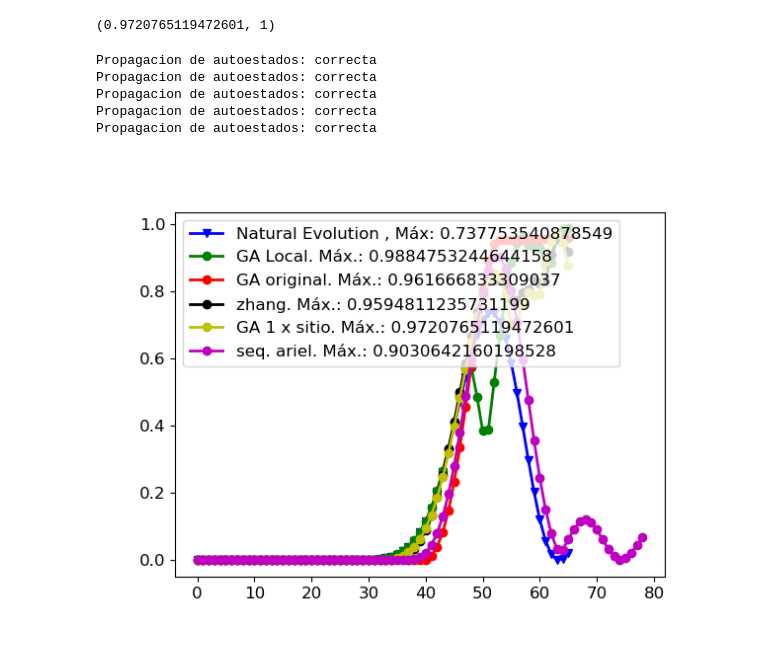
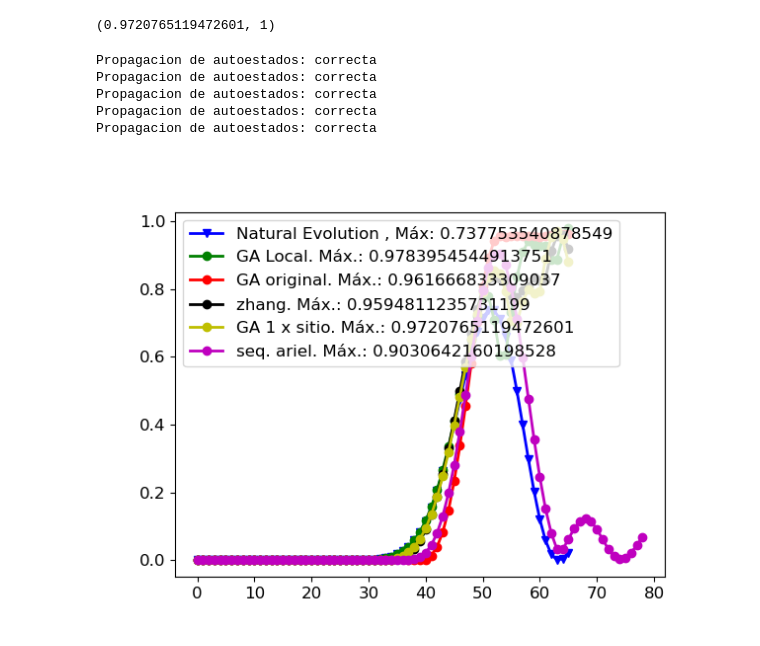
Before and after one commit to sofips/dynamic_analysis, a Jupyter notebook: evolution_comparisons.ipynb, the cells around one changed output. Drawn from its saved outputs; the diff is of its cells as text; code cells hidden in the pictures.

```diff
--- a/evolution_comparisons.ipynb
+++ b/evolution_comparisons.ipynb
@@ -169,20 +169,20 @@ Max fid: 0.9720765119472601 Max Index: 1
 # %%
 plt.figure()
 
-plot_single_sequence(n13_ga_loc_actions[323][:],13,label='GA Local',actions='original',add_natural=True)
+plot_single_sequence(n13_ga_loc_actions[5][:],13,label='GA Local',actions='original',add_natural=True)
 plot_single_sequence(n13_ga_acc_actions[100][:],13,label='GA original',actions='original',add_natural=False)
 
 plot_single_sequence(n13_zhang_per_best[9][:],13,label='zhang',actions='original',add_natural=False)
 plot_single_sequence(n13_ga_oaps_actions[1][:],13,label='GA 1 x sitio',actions='oaps',add_natural=False)
 
 
 ariel = [14, 14, 14, 14, 14, 14, 12, 12, 12, 12, 12, 15, 15, 15, 15, 12, 12, 13, 2, 1, 11, 9, 13, 11, 5, 10, 4, 10, 1, 12, 13, 13, 13, 13, 6, 6, 6, 6, 6, 15, 15, 15, 15, 15, 1, 1, 6, 6, 6, 6, 6, 6, 6, 6, 6, 6, 6, 6, 6, 5, 1, 1, 1, 10, 1, 15, 15, 15, 15, 15, 15, 6, 6, 6, 6, 1, 14, 13]
 
 plot_single_sequence(ariel,13,label='seq. ariel',actions='original',add_natural=False)
 # %% [output]
 Propagacion de autoestados: correcta
 Propagacion de autoestados: correcta
 Propagacion de autoestados: correcta
 Propagacion de autoestados: correcta
 Propagacion de autoestados: correcta
-[figure, old version]
+[figure, new version]
```
Also changed, not shown: 1 other file.
